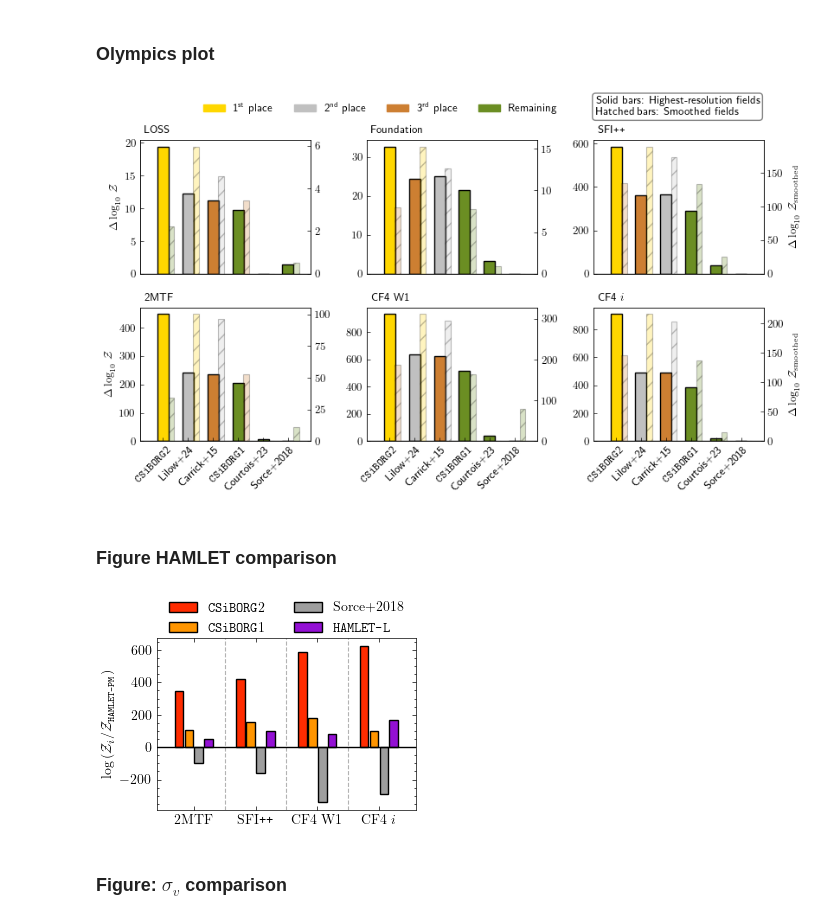
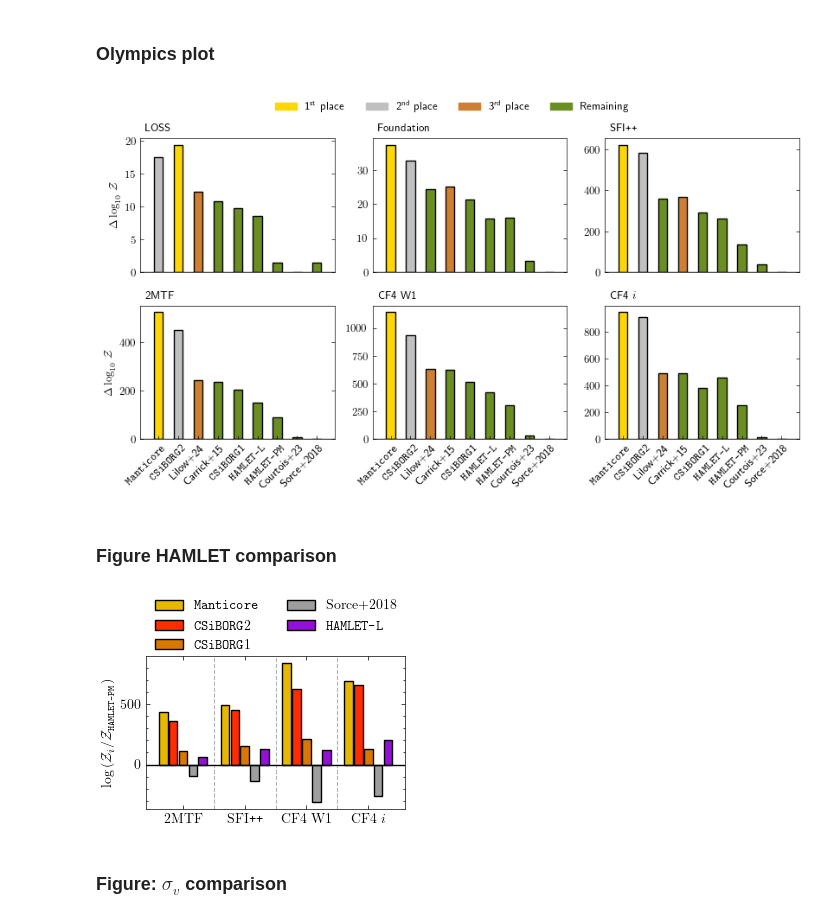
Before and after one commit to Richard-Sti/CANDEL, a Jupyter notebook: notebooks/paper_VFO/main_VFO.ipynb, the cells around one changed output. Saved outputs shown, nothing was run; the diff lists cells and outputs as text; code cells hidden in the pictures.

```diff
--- a/notebooks/paper_VFO/main_VFO.ipynb
+++ b/notebooks/paper_VFO/main_VFO.ipynb
@@ -181,12 +181,13 @@ with plt.style.context("science"):
 samples = ["LOSS", "Foundation", "SFI", "2MTF", "CF4_W1", "CF4_i"]
 
 FILES = [
+    ["Manticore", [join(root, f"precomputed_los_manticore_2MPP_MULTIBIN_N256_DES_V2_{sample}_MNR_double_powerlaw_beta_1.0.hdf5") for sample in samples]],
     ["CB2", [join(root, f"precomputed_los_CB2_{sample}_MNR_double_powerlaw_beta_1.0.hdf5") for sample in samples]],
     ["Lilow2024", [join(root, f"precomputed_los_Lilow2024_{sample}_MNR_double_powerlaw_beta_1.0.hdf5") for sample in samples]],
     ["Carrick2015", [join(root, f"precomputed_los_Carrick2015_{sample}_MNR_linear.hdf5") for sample in samples]],
     ["CB1", [join(root, f"precomputed_los_CB1_{sample}_MNR_double_powerlaw_beta_1.0.hdf5") for sample in samples]],
-    # ["HAMLET_V0", [join(root, f"precomputed_los_HAMLET_V0_{sample}_MNR_linear_beta_1.0.hdf5") for sample in samples]],
-    # ["HAMLET_V1", [join(root, f"precomputed_los_HAMLET_V1_{sample}_MNR_double_powerlaw_beta_1.0.hdf5") for sample in samples]],
+    ["HAMLET_V0", [join(root, f"precomputed_los_HAMLET_V0_{sample}_MNR_linear_beta_1.0.hdf5") for sample in samples]],
+    ["HAMLET_V1", [join(root, f"precomputed_los_HAMLET_V1_{sample}_MNR_double_powerlaw_beta_1.0.hdf5") for sample in samples]],
     ["CF4", [join(root, f"precomputed_los_CF4_{sample}_MNR_linear_beta_1.0.hdf5") for sample in samples]],
     ["CLONES", [join(root, f"precomputed_los_CLONES_{sample}_MNR_double_powerlaw_beta_1.0.hdf5") for sample in samples]],
     ]
@@ -249,7 +261,7 @@ with plt.style.context("science"):
     for n, cat in enumerate(samples[:6]):
         i, j = divmod(n, 3)
         ax = axs[i, j]
-        ax2 = ax.twinx()   # right-hand y axis for smoothed
+        # ax2 = ax.twinx()   # right-hand y axis for smoothed
 
         ax.text(0.025, 1.075, catalogue2label(cat),
                 transform=ax.transAxes, va="center", ha="left",
@@ -268,15 +280,15 @@ with plt.style.context("science"):
             ax.bar(x[xi], val, width=bar_w_main,
                    color=cols_main[xi], edgecolor="k", zorder=1)
 
-        # --- smoothed (hatched) bars, shifted right
-        for xi in range(Ns):
-            val_s = y_smooth[xi, n]
-            if not np.isfinite(val_s):
-                continue
-            ax2.bar(x[xi] + bar_w_main/2 + gap, val_s,
-                    width=bar_w_sm,
-                    color=cols_smooth[xi], alpha=0.25, hatch='//',
-                    edgecolor="k", linewidth=0.8, zorder=0)
+        # # --- smoothed (hatched) bars, shifted right
+        # for xi in range(Ns):
+        #     val_s = y_smooth[xi, n]
+        #     if not np.isfinite(val_s):
+        #         continue
+        #     ax2.bar(x[xi] + bar_w_main/2 + gap, val_s,
+        #             width=bar_w_sm,
+        #             color=cols_smooth[xi], alpha=0.25, hatch='//',
+        #             edgecolor="k", linewidth=0.8, zorder=0)
 
         # Cosmetics
         ax.axhline(0, color="k", lw=1)
@@ -293,13 +305,15 @@ with plt.style.context("science"):
         ax.tick_params(axis="x", which="major", top=False)
         ax.tick_params(axis="x", which="minor", top=False, length=0)
         ax.tick_params(axis="y", which="minor", length=0)
-        ax2.tick_params(axis="y", which="minor", length=0)
+        # ax2.tick_params(axis="y", which="minor", length=0)
 
         # show right labels only in the rightmost column
         if j == 2:
-            ax2.set_ylabel(r"$\Delta \log_{10}\,\mathcal{Z}_{\rm smoothed}$")
+            # ax2.set_ylabel(r"$\Delta \log_{10}\,\mathcal{Z}_{\rm smoothed}$")
+            pass
         else:
-            ax2.tick_params(labelright=True)
+            pass
+            # ax2.tick_params(labelright=True)
             # ax2.tick_params(labelright=False)
 
         # keep the left axis label on the left column only (optional)
@@ -312,22 +326,22 @@ with plt.style.context("science"):
     bronze = mpatches.Patch(color="#CD7F32", label=r"3\textsuperscript{rd} place")
     green  = mpatches.Patch(color="olivedrab", label="Remaining")
     fig.legend(handles=[gold, silver, bronze, green],
-               loc="upper center", bbox_to_anchor=(0.4, 1.05),
+               loc="upper center", bbox_to_anchor=(0.5, 1.05),
                ncol=5, frameon=False)
 
-    # Place explanatory box in the top-right of the figure
-    fig.text(
-        0.7, 1.04,
-        "Solid bars: Highest-resolution fields\nHatched bars: Smoothed fields",
-        ha="left", va="top",
-        bbox=dict(facecolor="white", edgecolor="gray", boxstyle="round,pad=0.3")
-    )
+    # # Place explanatory box in the top-right of the figure
+    # fig.text(
+    #     0.7, 1.04,
+    #     "Solid bars: Highest-resolution fields\nHatched bars: Smoothed fields",
+    #     ha="left", va="top",
+    #     bbox=dict(facecolor="white", edgecolor="gray", boxstyle="round,pad=0.3")
+    # )
 
     fig.tight_layout()
     fig.savefig("/Users/rstiskalek/Downloads/logZ_comparison.pdf", dpi=500)
     fig.show()
 # %% [output]
-[figure, old version]
+[figure, new version]
 # %% [markdown]
 ### Figure HAMLET comparison
 # %%
@@ -340,7 +354,7 @@ cats_to_plot = ["2MTF", "SFI", "CF4_W1", "CF4_i"]
 x = np.arange(len(cats_to_plot))
 
 # Choose WHICH reconstructions to show (in this order)
-recs_to_plot = ["CB2", "CB1", "CLONES", "HAMLET_V0", "HAMLET_V1"]  # edit me
+recs_to_plot = ["Manticore", "CB2", "CB1", "CLONES", "HAMLET_V0", "HAMLET_V1"]  # edit me
 ref = "HAMLET_V1"                                       # edit me
 
 # ---- index maps and checks ----
@@ -377,34 +391,34 @@ with plt.style.context("science"):
             v = delta[ridx[rname], cidx[cat]]
             if np.isfinite(v):
                 xs.append(x[k_cat] + offsets[k_rec])
                 vals.append(v)
         if vals:
             ax.bar(xs, vals, width=bar_w,
                    color=simname2color(rname),
                    edgecolor="k", label=simname2label(rname))
 
     # Cosmetics
     ax.axhline(0, color="k")
     xtlabs = [catalogue2label(c) for c in cats_to_plot]
     ax.set_xticks(x, xtlabs)
     ax.tick_params(axis="x", which="minor", bottom=False, top=False)
     ax.set_ylabel(r"$\log \left(\mathcal{Z}_i / \mathcal{Z}_{\texttt{HAMLET-PM}}\right)$")
     ax.set_xlim(x[0] - 0.6, x[-1] + 0.6)
 
     for xpos in x[1:] - 0.5:   # halfway between categories
         ax.axvline(xpos, color="0.7", ls="--", lw=0.8, zorder=0)
 
     # Legend above
     ncol = min(4, max(2, int(np.ceil(max(1, Nplot)/3))))
     if Nplot > 0:
         ax.legend(loc="lower center", bbox_to_anchor=(0.5, 0.95),
                   frameon=False, ncol=ncol)
 
     fig.tight_layout()
     fig.savefig("/Users/rstiskalek/Downloads/logZ_HAMLET_single.pdf", dpi=500)
     plt.show()
 # %% [output]
-[figure, old version]
+[figure, new version]
 # %% [markdown]
 ### Figure: $\sigma_v$ comparison
 # %%
```
Also changed, not shown: parts of 1 cell of this notebook.
